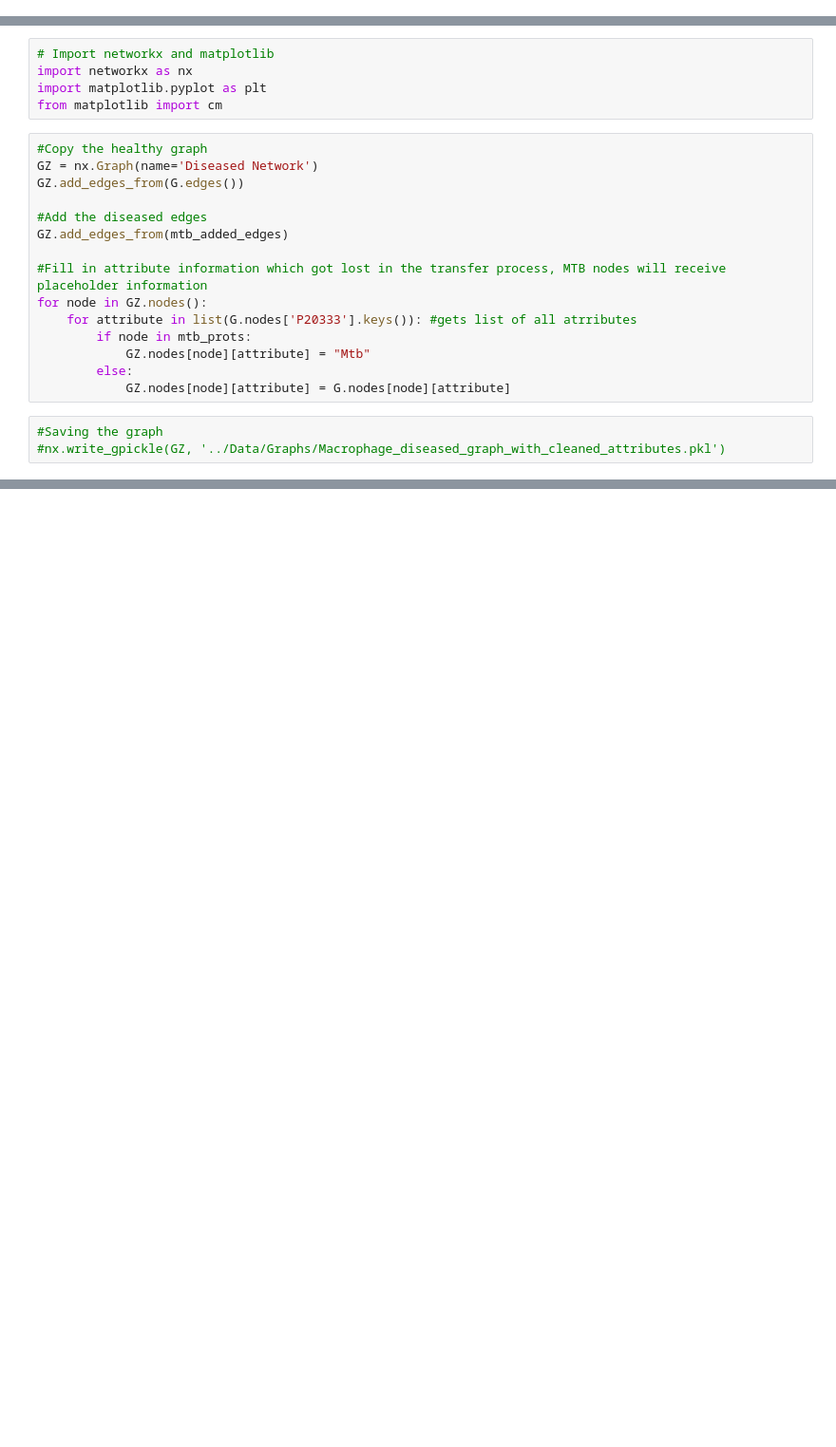
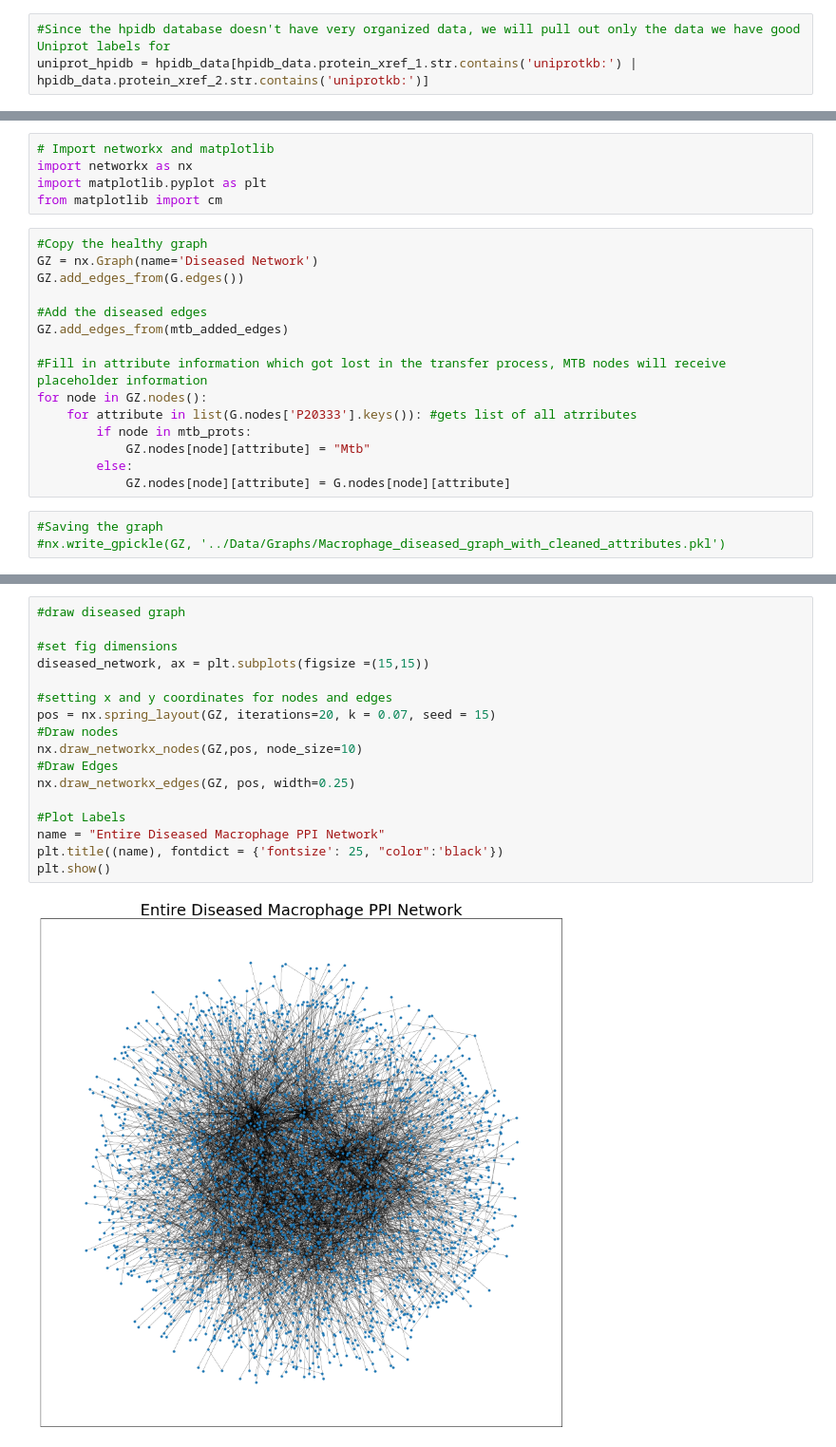
Before and after one commit to Zach-Sisson-1/Host-Pathogen_Network_Analysis, a Jupyter notebook: Notebooks/Network_Construction.ipynb, the cells around one changed output, grey strips where cells are left out. Shown at 95% size. Saved outputs shown, nothing was run; the diff lists cells and outputs as text; blank space fills up the shorter version.

```diff
--- a/Notebooks/Network_Construction.ipynb
+++ b/Notebooks/Network_Construction.ipynb
@@ -723,6 +755,9 @@ hpidb_filtered = hpidb_data[hpidb_data.protein_xref_1.str.contains('uniprotkb:')
 19                       biogrid:1418240                    -
 20                       biogrid:1418234                    -
 21                       biogrid:1418230                    -
+# %%
+#Since the hpidb database doesn't have very organized data, we will pull out only the data we have good Uniprot labels for
+uniprot_hpidb = hpidb_data[hpidb_data.protein_xref_1.str.contains('uniprotkb:') | hpidb_data.protein_xref_2.str.contains('uniprotkb:')]
 # %%
 # Create list of protein-protein interactions from hpidb_database
 hpidb_interactions = []
@@ -844,0 +902,19 @@ for node in GZ.nodes():
+# %%
+#draw diseased graph
+
+#set fig dimensions
+diseased_network, ax = plt.subplots(figsize =(15,15))
+
+#setting x and y coordinates for nodes and edges
+pos = nx.spring_layout(GZ, iterations=20, k = 0.07, seed = 15)
+#Draw nodes
+nx.draw_networkx_nodes(GZ,pos, node_size=10)
+#Draw Edges
+nx.draw_networkx_edges(GZ, pos, width=0.25)
+
+#Plot Labels
+name = "Entire Diseased Macrophage PPI Network"
+plt.title((name), fontdict = {'fontsize': 25, "color":'black'})
+plt.show()
+# %% [output]
+[figure, added]
```
Also changed, not shown: parts of 18 cells of this notebook, 1 other file.
